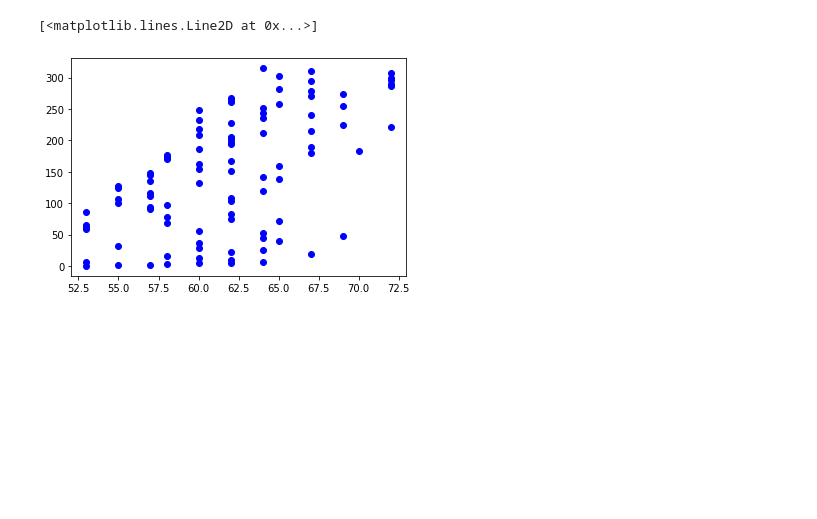
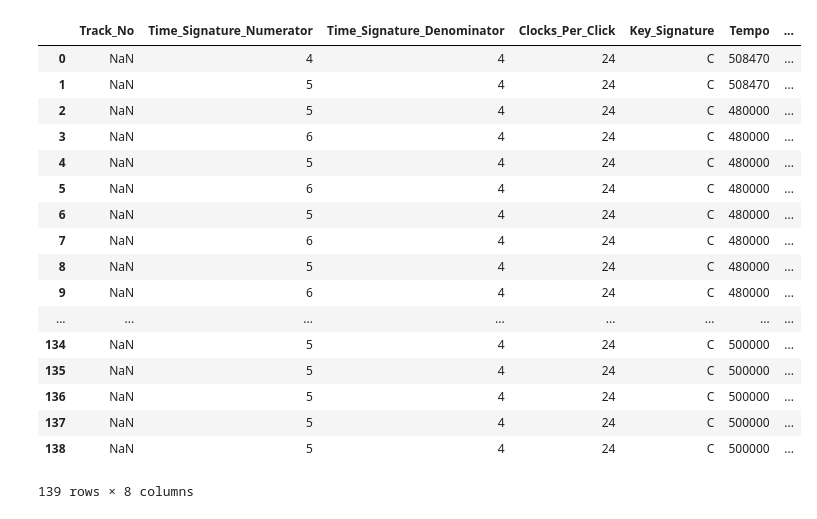
Before and after one commit to abbasidaniyal/Music-Generation, a Jupyter notebook: Midi Data Create.ipynb, the cells around one changed output. Drawn from its saved outputs; the diff is of its cells as text; code cells hidden in the pictures; blank space fills up the shorter version.

Commit message:
Parsing MIDI Note Data Done, Meta Data Todo

```diff
--- a/Midi Data Create.ipynb
+++ b/Midi Data Create.ipynb
@@ -4,3 +4,5 @@ import matplotlib.pyplot as plt
 import pandas as pd
 # %%
 midi_data = mido.MidiFile("./twinkle_twinkle.mid")
+# %%
+midi_data = mido.MidiFile("./StreamOfConsciousness.mid")
@@ -7 +23,42 @@ midi_data = mido.MidiFile("./twinkle_twinkle.mid")
+# %%
+meta_time=0
+track_no=0
+for track in midi_data.tracks:
+    key="C"
+    name="BASE HEADER"
+    for msg in track:
+        meta_time= msg.time
+        if msg.is_meta:
+
+            if msg.dict()["type"]=='time_signature':
+                numerator=msg.dict()["numerator"]
+                denominator=msg.dict()["denominator"]
+                clocks_per_click=msg.dict()["clocks_per_click"]
+
+            elif msg.dict()["type"]=='key_signature':
+                key=msg.dict()["key"]
+            elif msg.dict()["type"]=='set_tempo':
+                tempo=msg.dict()["tempo"]
+
+
+            elif msg.dict()["type"]=='track_name':
+                name=msg.dict()["name"]
+            elif msg.dict()["type"]=='text':
+#             tempo=msg.dict()["tempo"]
+                pass
+            elif msg.dict()["type"]=='end_of_track':
+                track_no+=1
+            else:
+                print(msg.dict())
+
+            df_meta=df_meta.append({
+#                 "Track_No": track_no,
+                "Time_Signature_Numerator":numerator,
+                "Time_Signature_Denominator":denominator,
+                "Clocks_Per_Click":clocks_per_click,
+                "Key_Signature":key,
+                "Tempo":tempo,
+                "Track_Name":name,
+                "End_of_Track":True
+                },ignore_index=True)
 # %%
@@ -134,5 +124,21 @@ df
-# %%
-plt.plot(df["pitch"],df.index.values.tolist(),"bo")
-# %% [output]
-[<matplotlib.lines.Line2D at 0x...>]
-[figure, removed]
+# %%
+df_meta # TO BE FIXED
+# %% [output]
+|  | Track_No | Time_Signature_Numerator | Time_Signature_Denominator | Clocks_Per_Click | Key_Signature | Tempo | ... |
+| 0 | NaN | 4 | 4 | 24 | C | 508470 | ... |
+| 1 | NaN | 5 | 4 | 24 | C | 508470 | ... |
+| 2 | NaN | 5 | 4 | 24 | C | 480000 | ... |
+| 3 | NaN | 6 | 4 | 24 | C | 480000 | ... |
+| 4 | NaN | 5 | 4 | 24 | C | 480000 | ... |
+| 5 | NaN | 6 | 4 | 24 | C | 480000 | ... |
+| 6 | NaN | 5 | 4 | 24 | C | 480000 | ... |
+| 7 | NaN | 6 | 4 | 24 | C | 480000 | ... |
+| 8 | NaN | 5 | 4 | 24 | C | 480000 | ... |
+| 9 | NaN | 6 | 4 | 24 | C | 480000 | ... |
+| ... | ... | ... | ... | ... | ... | ... | ... |
+| 134 | NaN | 5 | 4 | 24 | C | 500000 | ... |
+| 135 | NaN | 5 | 4 | 24 | C | 500000 | ... |
+| 136 | NaN | 5 | 4 | 24 | C | 500000 | ... |
+| 137 | NaN | 5 | 4 | 24 | C | 500000 | ... |
+| 138 | NaN | 5 | 4 | 24 | C | 500000 | ... |
+139 rows × 8 columns
```
Also changed, not shown: parts of 14 cells of this notebook, 1 other file.
